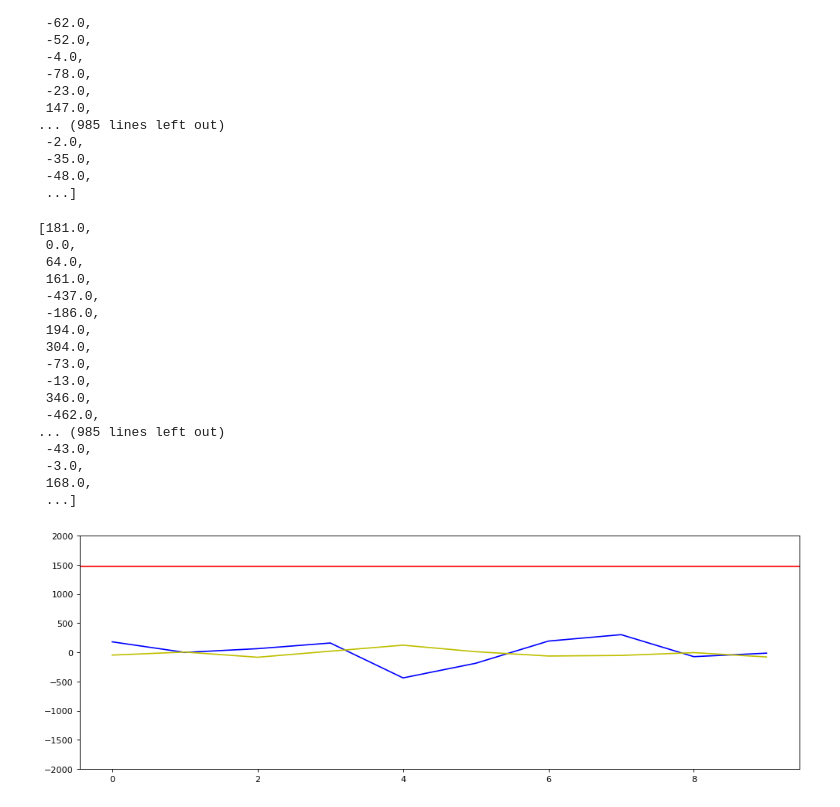
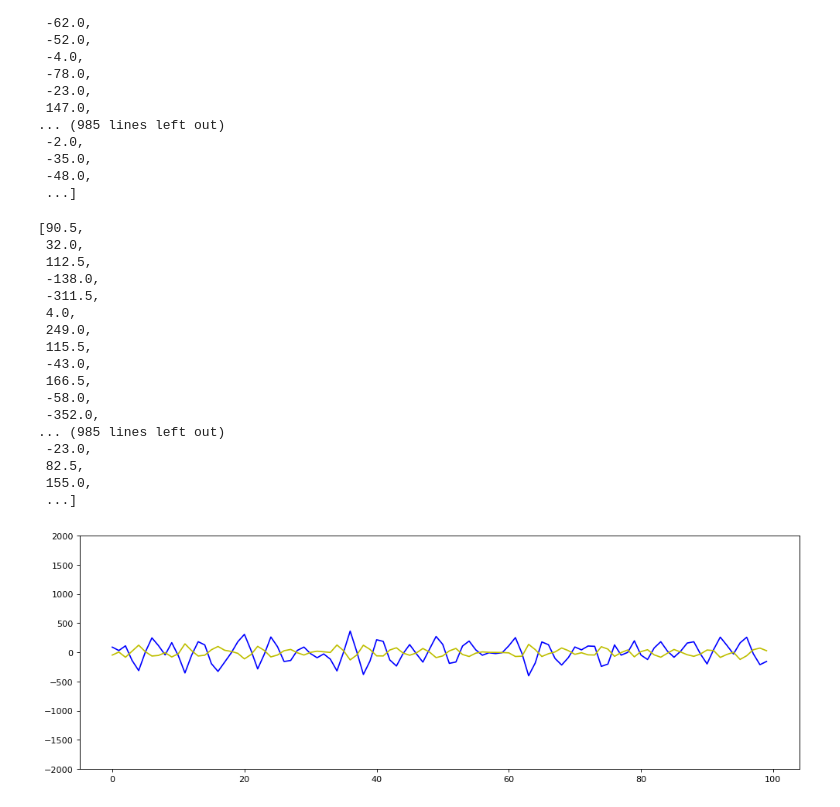
Before and after one commit to Taaccoo-beta/Flight-Simulator-In-Drosophila, a Jupyter notebook: Analysis/FF-Analysis/data/torqueCalc.ipynb, the cells around one changed output. Drawn from its saved outputs; the diff is of its cells as text; code cells hidden in the pictures.

```diff
--- a/Analysis/FF-Analysis/data/torqueCalc.ipynb
+++ b/Analysis/FF-Analysis/data/torqueCalc.ipynb
@@ -173,7 +173,7 @@ tor
  1638.0,
  ...]
 # %%
-tor_sub = [tor[i]-1470 for i in range(2500)]
+tor_sub = [(tor[i+1]+tor[i])/2-1470 for i in range(2500)]
 # %%
 poi_sub
 # %% [output]
@@ -197,29 +197,28 @@ poi_sub
 # %%
 tor_sub
 # %% [output]
-[181.0,
- 0.0,
- 64.0,
- 161.0,
- -437.0,
- -186.0,
- 194.0,
- 304.0,
- -73.0,
- -13.0,
- 346.0,
- -462.0,
+[90.5,
+ 32.0,
+ 112.5,
+ -138.0,
+ -311.5,
+ 4.0,
+ 249.0,
+ 115.5,
+ -43.0,
+ 166.5,
+ -58.0,
+ -352.0,
 ... (985 lines left out)
- -43.0,
- -3.0,
- 168.0,
+ -23.0,
+ 82.5,
+ 155.0,
  ...]
 # %%
 plt.figure(figsize=(15, 5), dpi=80)
 plt.ylim((-2000, 2000))
-plt.plot([i for i in range(0,10)],tor_sub[0:10],color="b")
-plt.plot([i for i in range(0,10)],poi_sub[0:10],color="y")
-plt.axhline(1470, color= 'r')
+plt.plot([i for i in range(0,100)],tor_sub[0:100],color="b")
+plt.plot([i for i in range(0,100)],poi_sub[0:100],color="y")
 plt.show()
 # %% [output]
-[figure, old version]
+[figure, new version]
```
Also changed, not shown: parts of 3 cells of this notebook.
